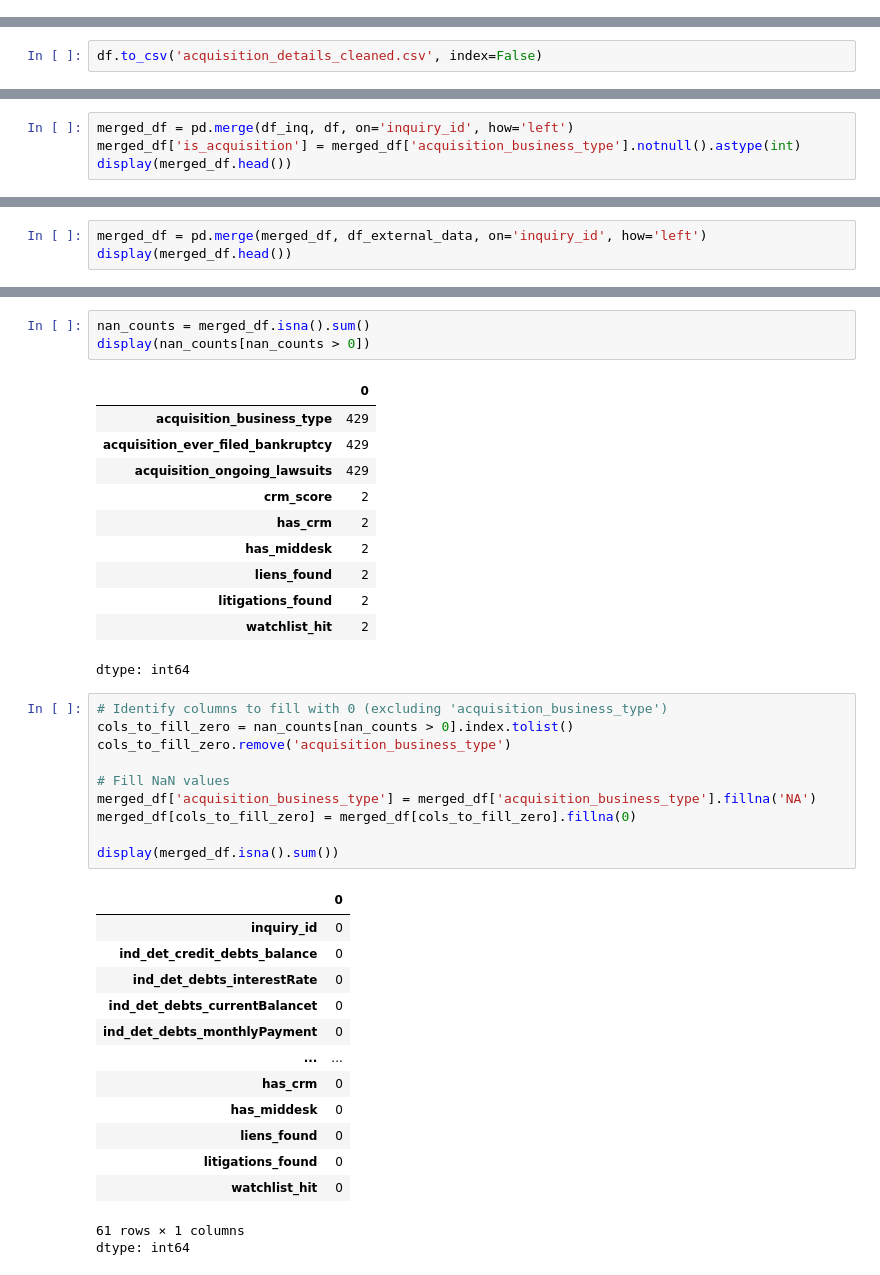
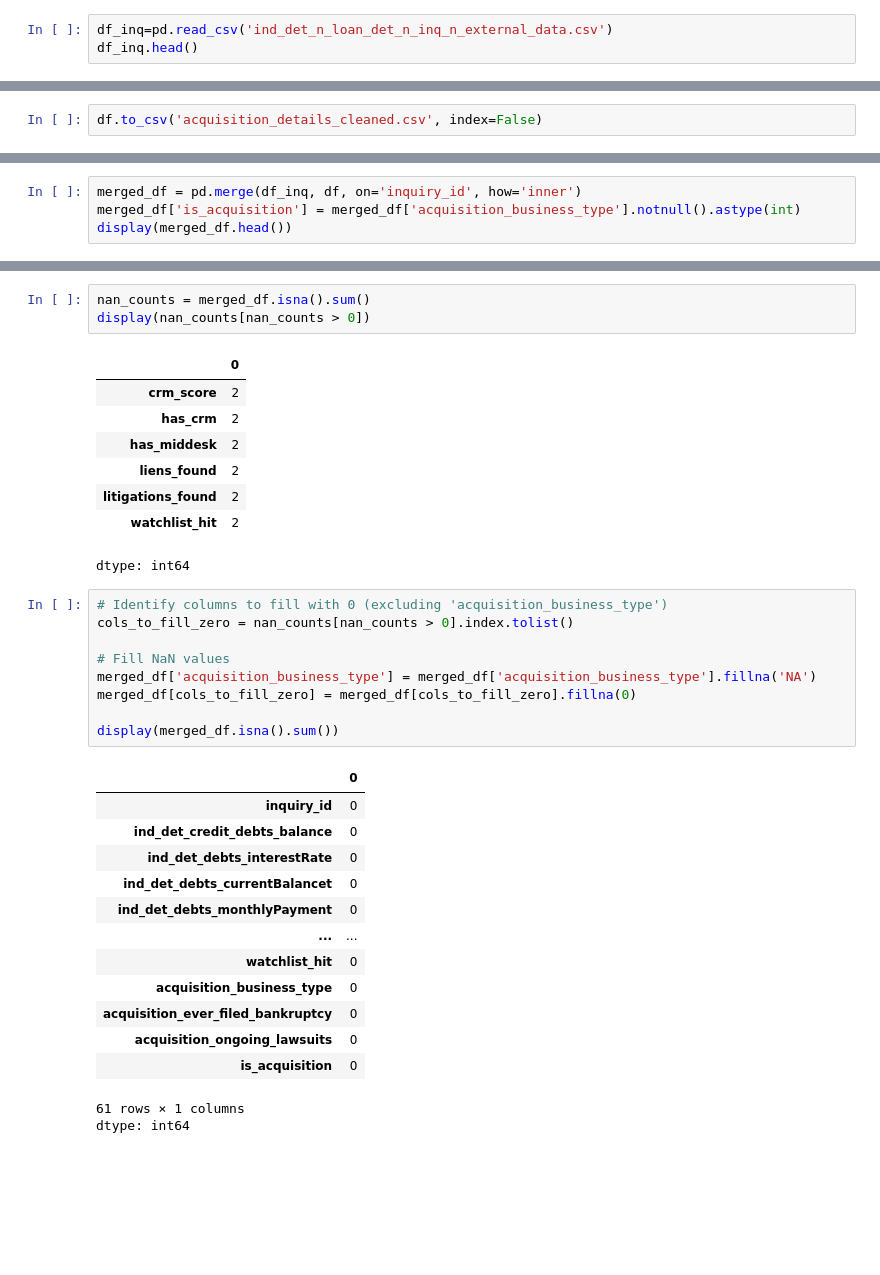
Before and after one commit to arushijha03/ParlayProject, a Jupyter notebook: merged_acquisition_details_and_external_data.ipynb, the cells around one changed output, grey strips where cells are left out. Drawn from its saved outputs; the diff is of its cells as text; blank space fills up the shorter version.

```diff
--- a/merged_acquisition_details_and_external_data.ipynb
+++ b/merged_acquisition_details_and_external_data.ipynb
@@ -3,0 +90,3 @@ import json
+# %%
+df_inq=pd.read_csv('ind_det_n_loan_det_n_inq_n_external_data.csv')
+df_inq.head()
@@ -80,5 +162,5 @@ df_inq.head()
 # %%
-merged_df = pd.merge(df_inq, df, on='inquiry_id', how='left')
+merged_df = pd.merge(df_inq, df, on='inquiry_id', how='inner')
 merged_df['is_acquisition'] = merged_df['acquisition_business_type'].notnull().astype(int)
 display(merged_df.head())
 # %% [output]
@@ -153,3 +173,0 @@ df_external_data.to_csv('external_data_cleaned.csv', index=False)
-# %%
-merged_df = pd.merge(merged_df, df_external_data, on='inquiry_id', how='left')
-display(merged_df.head())
@@ -166,9 +176,6 @@ nan_counts = merged_df.isna().sum()
 display(nan_counts[nan_counts > 0])
 # %% [output]
 |  | 0 |
-| acquisition_business_type | 429 |
-| acquisition_ever_filed_bankruptcy | 429 |
-| acquisition_ongoing_lawsuits | 429 |
 | crm_score | 2 |
 | has_crm | 2 |
 | has_middesk | 2 |
@@ -179,26 +186,25 @@ dtype: int64
 # %%
 # Identify columns to fill with 0 (excluding 'acquisition_business_type')
 cols_to_fill_zero = nan_counts[nan_counts > 0].index.tolist()
-cols_to_fill_zero.remove('acquisition_business_type')
 
 # Fill NaN values
 merged_df['acquisition_business_type'] = merged_df['acquisition_business_type'].fillna('NA')
 merged_df[cols_to_fill_zero] = merged_df[cols_to_fill_zero].fillna(0)
 
 display(merged_df.isna().sum())
 # %% [output]
 |  | 0 |
 | inquiry_id | 0 |
 | ind_det_credit_debts_balance | 0 |
 | ind_det_debts_interestRate | 0 |
 | ind_det_debts_currentBalancet | 0 |
 | ind_det_debts_monthlyPayment | 0 |
 | ... | ... |
-| has_crm | 0 |
-| has_middesk | 0 |
-| liens_found | 0 |
-| litigations_found | 0 |
 | watchlist_hit | 0 |
+| acquisition_business_type | 0 |
+| acquisition_ever_filed_bankruptcy | 0 |
+| acquisition_ongoing_lawsuits | 0 |
+| is_acquisition | 0 |
 61 rows × 1 columns
 dtype: int64
 # %%
```
Also changed, not shown: parts of 21 cells of this notebook, 2 other files.
